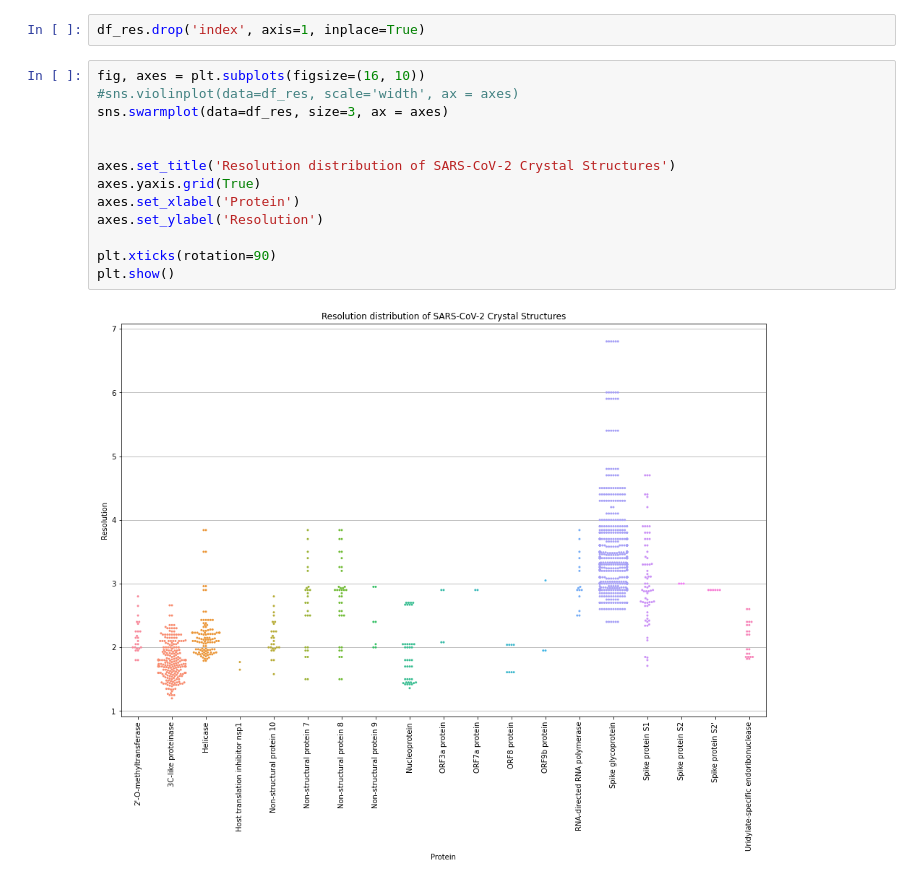
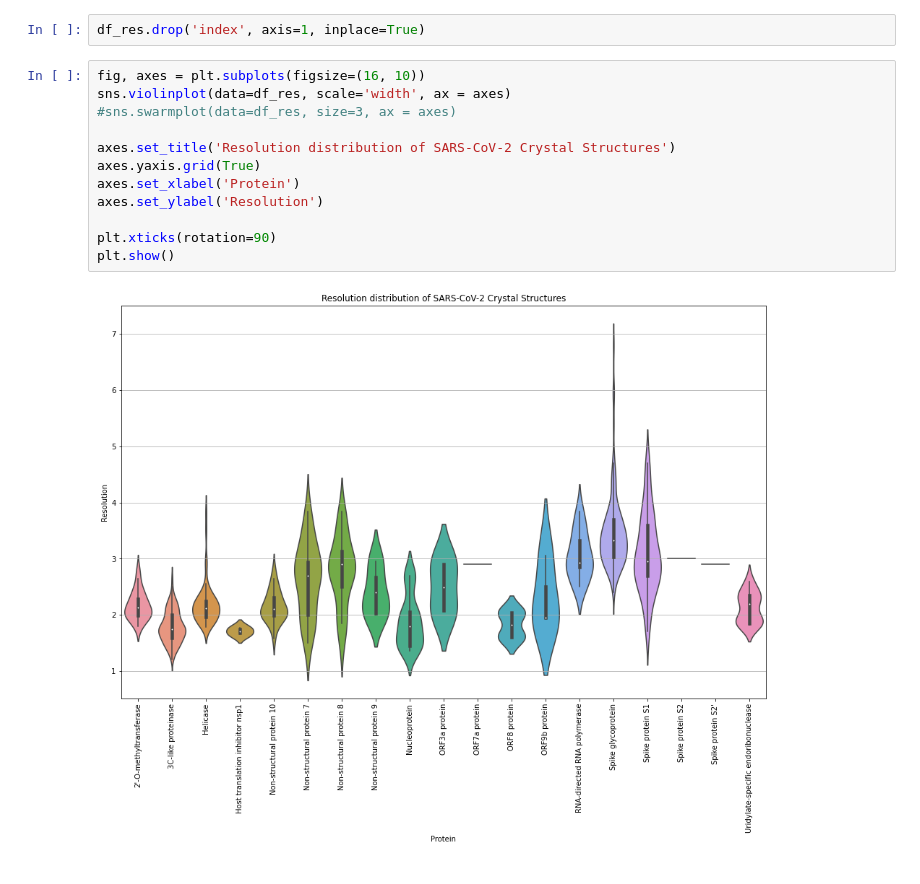
Before and after one commit to covid-19-net/covid-19-community, a Jupyter notebook: notebooks/analyses/SARS-CoV-2-3DStructures.ipynb, the cells around one changed output. Cells and saved outputs as stored; diff of their text form.

Commit message:
switched to violin plot

```diff
--- a/notebooks/analyses/SARS-CoV-2-3DStructures.ipynb
+++ b/notebooks/analyses/SARS-CoV-2-3DStructures.ipynb
@@ -157,16 +157,15 @@ df_res.drop_duplicates(inplace=True)
 df_res.drop('index', axis=1, inplace=True)
 # %%
 fig, axes = plt.subplots(figsize=(16, 10))
-#sns.violinplot(data=df_res, scale='width', ax = axes)
-sns.swarmplot(data=df_res, size=3, ax = axes)
-
+sns.violinplot(data=df_res, scale='width', ax = axes)
+#sns.swarmplot(data=df_res, size=3, ax = axes)
 
 axes.set_title('Resolution distribution of SARS-CoV-2 Crystal Structures')
 axes.yaxis.grid(True)
 axes.set_xlabel('Protein')
 axes.set_ylabel('Resolution')
 
 plt.xticks(rotation=90)
 plt.show()
 # %% [output]
-[figure, old version]
+[figure, new version]
```
